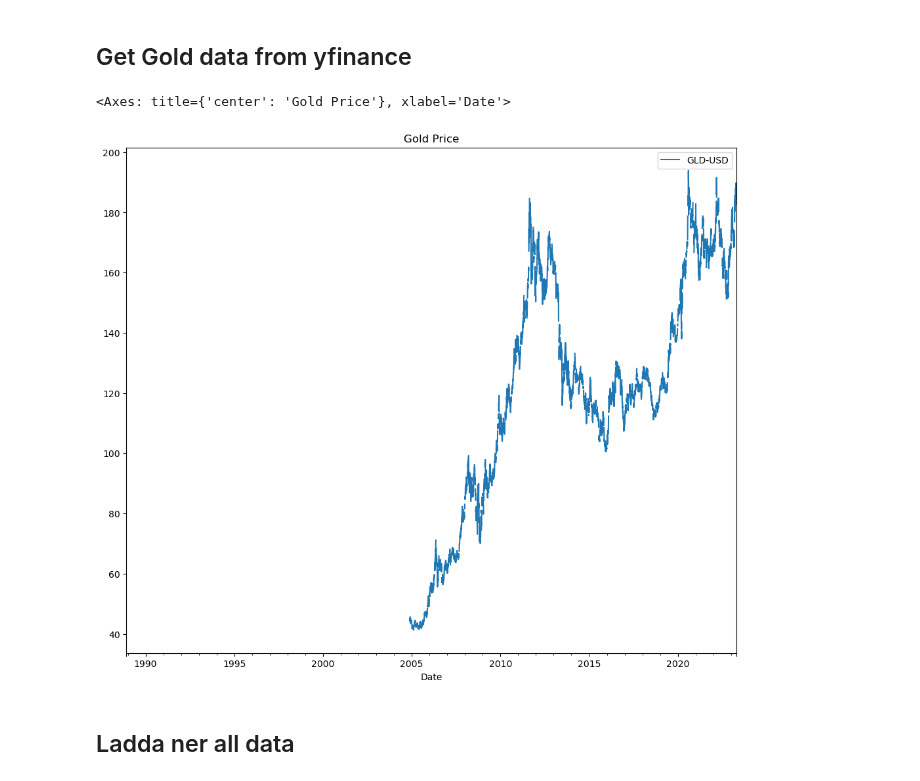
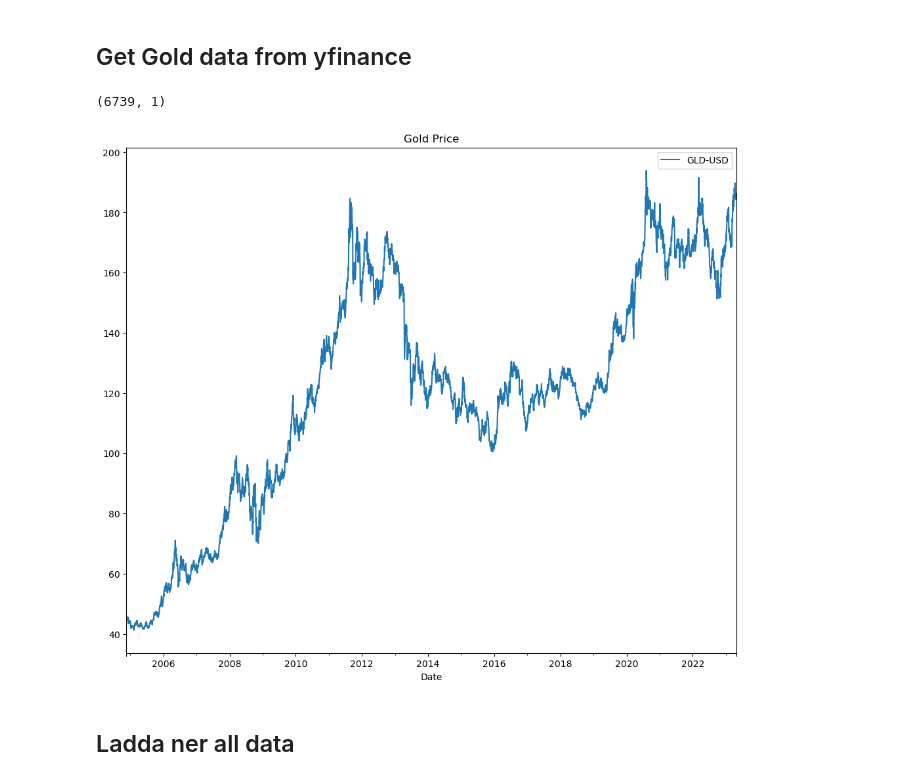
Before and after one commit to carokanns/the_new_Krypto, a Jupyter notebook: my_testa_modeller.ipynb, the cells around one changed output. Drawn from its saved outputs; the diff is of its cells as text; code cells hidden in the pictures.

```diff
--- a/my_testa_modeller.ipynb
+++ b/my_testa_modeller.ipynb
@@ -233,22 +234,31 @@ def get_all_dates():
 # %%
 def get_gold_data():
     df_dates = pd.DataFrame(pd.date_range(
         '1988-12-01', pd.to_datetime('today').date()), columns=['Date'])
     df_dates.set_index('Date', inplace=True)
     # Hämta historiska guldprisdata (GLD är ticker-symbolen för SPDR Gold Shares ETF)
     gld_data = yf.download('GLD', end=dt.today().date(), progress=False)
     # gld_data.set_index('Date', inplace=True)
+
     # Behåll endast 'Close' priser och döp om kolumnen till 'GLD-USD'
     gld_data = gld_data[['Close']].rename(columns={'Close': 'GLD-USD'})
+    start = pd.to_datetime(str(gld_data.index[0]))
+    # print(start, type(start))
+    df_dates = pd.DataFrame(pd.date_range( start, pd.to_datetime('today').date()), columns=['Date'])
+    df_dates.set_index('Date', inplace=True)
     gld_data = df_dates.merge(gld_data, how='left', left_on='Date', right_index=True)
+    # interpolating missing values
+    gld_data.interpolate(method='linear',inplace=True     )
+    return gld_data
 
-    return gld_data
-df_gold=get_gold_data()
+df_gold = get_gold_data()
 
+display(df_gold.shape)
 df_gold.plot(figsize=(12, 10), title='Gold Price')
+plt.show()
 # %% [output]
-<Axes: title={'center': 'Gold Price'}, xlabel='Date'>
+(6739, 1)
-[figure, old version]
+[figure, new version]
 # %% [markdown]
 ## Ladda ner all data
 # %%
```
Also changed, not shown: parts of 28 cells of this notebook, 3 other files.
